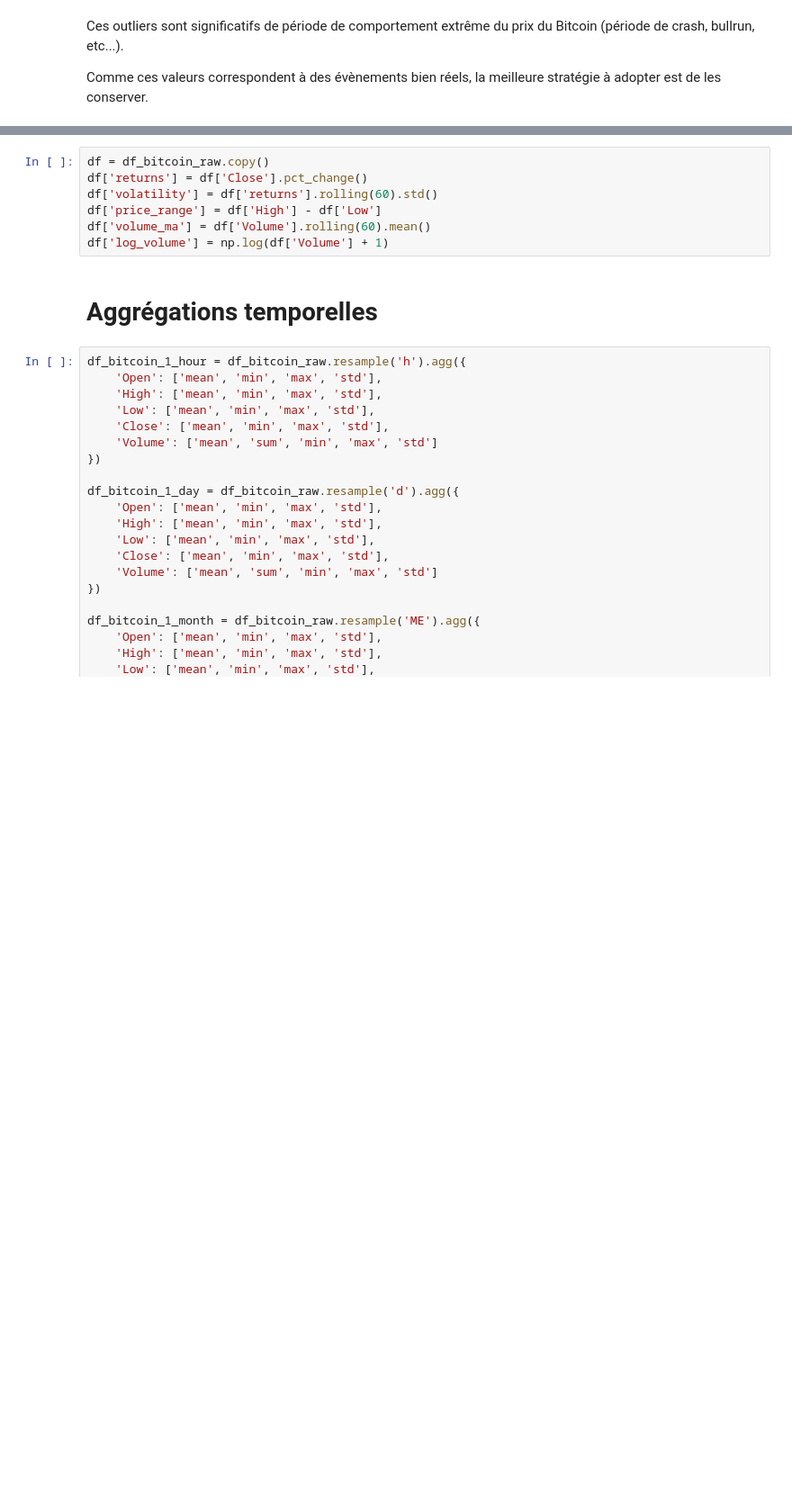
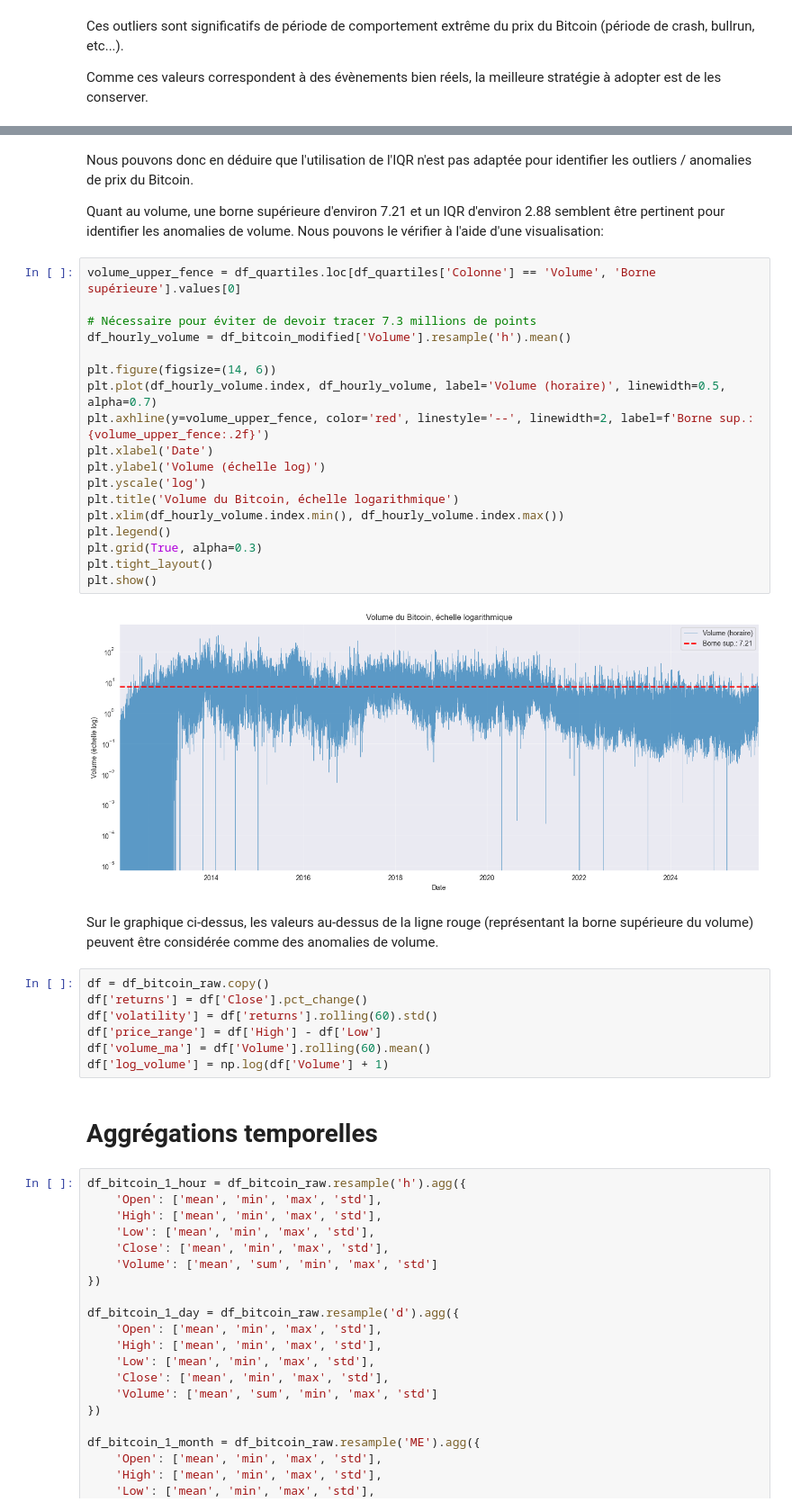
Before and after one commit to GoupilV/Analyse-du-Bitcoin---8PRO408, a Jupyter notebook: Analyse temporelle du Bitcoin.ipynb, the cells around one changed output, grey strips where cells are left out. Shown at 90% size. Drawn from its saved outputs; the diff is of its cells as text; blank space fills up the shorter version.

```diff
--- a/Analyse temporelle du Bitcoin.ipynb
+++ b/Analyse temporelle du Bitcoin.ipynb
@@ -439,3 +492,29 @@ identify_quartiles(df_bitcoin_raw)
+# %% [markdown]
+Nous pouvons donc en déduire que l'utilisation de l'IQR n'est pas adaptée pour identifier les outliers / anomalies de prix du Bitcoin.
+
+Quant au volume, une borne supérieure d'environ 7.21 et un IQR d'environ 2.88 semblent être pertinent pour identifier les anomalies de volume. Nous pouvons le vérifier à l'aide d'une visualisation:
+# %%
+volume_upper_fence = df_quartiles.loc[df_quartiles['Colonne'] == 'Volume', 'Borne supérieure'].values[0]
+
+# Nécessaire pour éviter de devoir tracer 7.3 millions de points
+df_hourly_volume = df_bitcoin_modified['Volume'].resample('h').mean()
+
+plt.figure(figsize=(14, 6))
+plt.plot(df_hourly_volume.index, df_hourly_volume, label='Volume (horaire)', linewidth=0.5, alpha=0.7)
+plt.axhline(y=volume_upper_fence, color='red', linestyle='--', linewidth=2, label=f'Borne sup.: {volume_upper_fence:.2f}')
+plt.xlabel('Date')
+plt.ylabel('Volume (échelle log)')
+plt.yscale('log')
+plt.title('Volume du Bitcoin, échelle logarithmique')
+plt.xlim(df_hourly_volume.index.min(), df_hourly_volume.index.max())
+plt.legend()
+plt.grid(True, alpha=0.3)
+plt.tight_layout()
+plt.show()
+# %% [output]
+[figure, added]
+# %% [markdown]
+Sur le graphique ci-dessus, les valeurs au-dessus de la ligne rouge (représentant la borne supérieure du volume) peuvent être considérée comme des anomalies de volume.
 # %%
 df = df_bitcoin_raw.copy()
 df['returns'] = df['Close'].pct_change()
```
Also changed, not shown: parts of 20 cells of this notebook.
